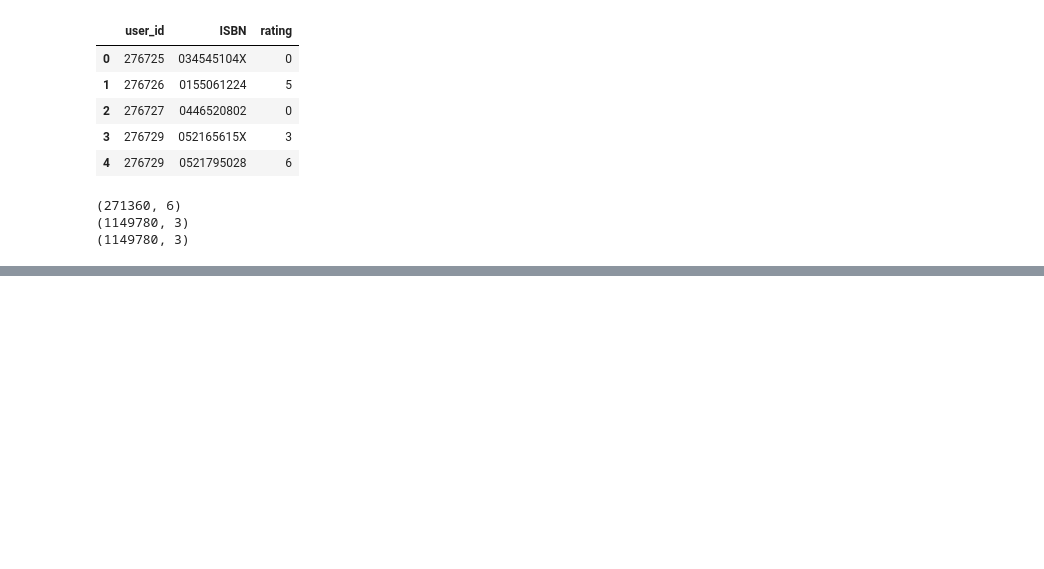
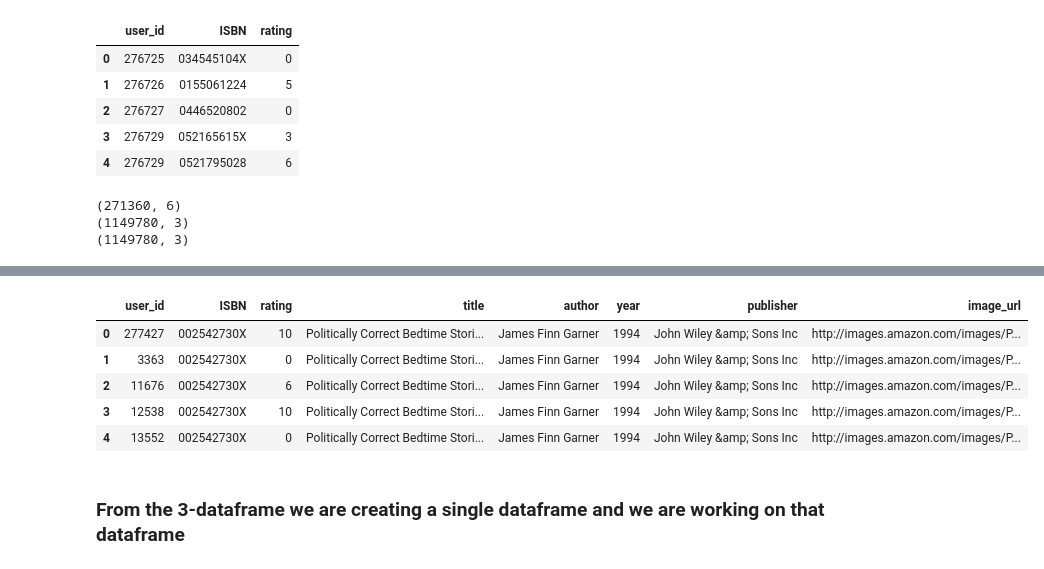
Before and after one commit to Anoop-2752/Book-Recommended-System, a Jupyter notebook: notebook/research.ipynb, the cells around one changed output, grey strips where cells are left out. Cells and saved outputs as stored; diff of their text form; code cells hidden in the pictures; blank space fills up the shorter version.

```diff
--- a/notebook/research.ipynb
+++ b/notebook/research.ipynb
@@ -133,0 +149,4 @@ print(books.shape, users.shape, ratings.shape, sep='\n')
+# %%
+# lets store users who had at least rated more than 200 books
+
+x = ratings['user_id'].value_counts() > 200
@@ -133,0 +172,2 @@ print(books.shape, users.shape, ratings.shape, sep='\n')
+# %%
+y = x[x].index
@@ -133,0 +183,2 @@ print(books.shape, users.shape, ratings.shape, sep='\n')
+# %%
+ratings = ratings[ratings['user_id'].isin(y)]
@@ -133,0 +198,11 @@ print(books.shape, users.shape, ratings.shape, sep='\n')
+# %%
+ratings_with_books.head()
+# %% [output]
+|  | user_id | ISBN | rating | title | author | year | publisher | image_url |
+| 0 | 277427 | 002542730X | 10 | Politically Correct Bedtime Stori... | James Finn Garner | 1994 | John Wiley &amp; Sons Inc | http://images.amazon.com/images/P... |
+| 1 | 3363 | 002542730X | 0 | Politically Correct Bedtime Stori... | James Finn Garner | 1994 | John Wiley &amp; Sons Inc | http://images.amazon.com/images/P... |
+| 2 | 11676 | 002542730X | 6 | Politically Correct Bedtime Stori... | James Finn Garner | 1994 | John Wiley &amp; Sons Inc | http://images.amazon.com/images/P... |
+| 3 | 12538 | 002542730X | 10 | Politically Correct Bedtime Stori... | James Finn Garner | 1994 | John Wiley &amp; Sons Inc | http://images.amazon.com/images/P... |
+| 4 | 13552 | 002542730X | 0 | Politically Correct Bedtime Stori... | James Finn Garner | 1994 | John Wiley &amp; Sons Inc | http://images.amazon.com/images/P... |
+# %% [markdown]
+### From the 3-dataframe we are creating a single dataframe and we are working on that dataframe
```
Also changed, not shown: parts of 14 cells of this notebook.
